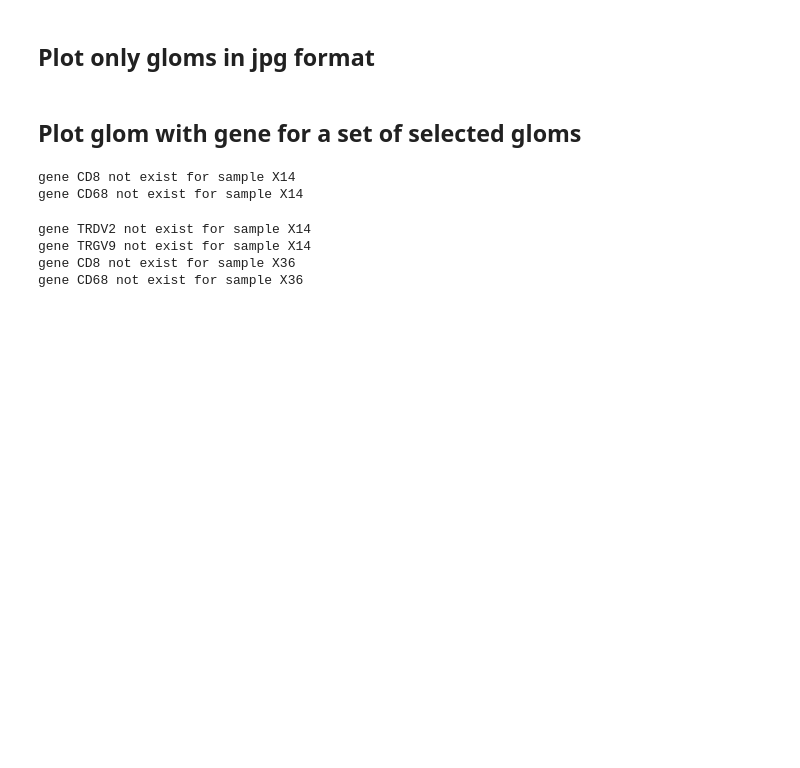
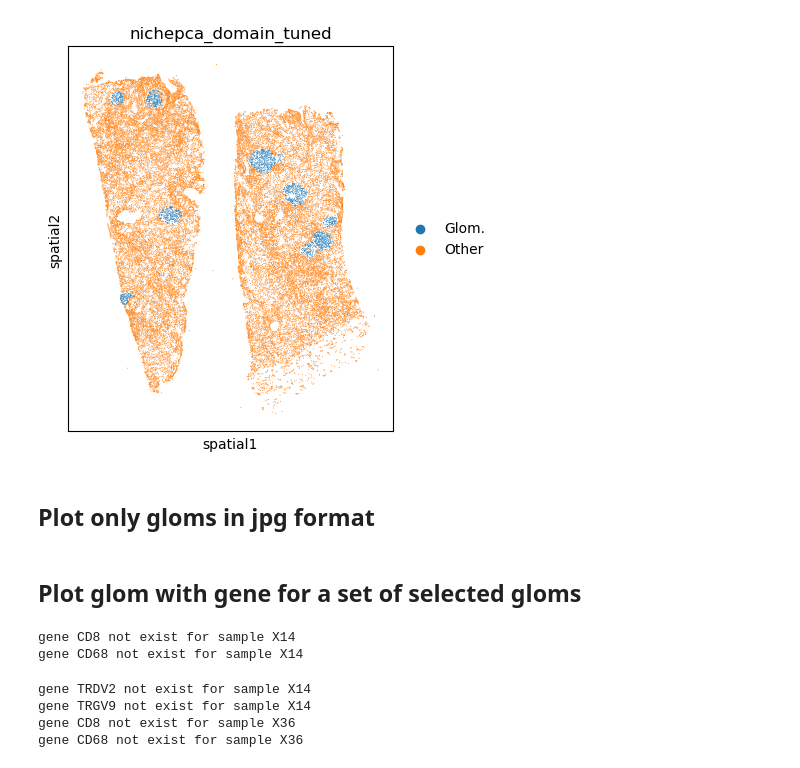
Before and after one commit to imsb-uke/xenium-cgn, a Jupyter notebook: notebooks/06_domain_identification/06_Plot_Gloms_separate_adata.ipynb, the cells around one changed output. Drawn from its saved outputs; the diff is of its cells as text; code cells hidden in the pictures; blank space fills up the shorter version.

Commit message:
Behnam: registration improved

```diff
--- a/notebooks/06_domain_identification/06_Plot_Gloms_separate_adata.ipynb
+++ b/notebooks/06_domain_identification/06_Plot_Gloms_separate_adata.ipynb
@@ -29,2 +30,2 @@ sample_set = resolution_dict.keys()
 # %%
-sample_set
+sample = 'X35'
@@ -33,6 +31,0 @@ dict_keys(['1', '2', '3', '4', '5', '6', '7', '8', '9', '10', '12', '13', '14',
-# %%
-# adata = sc.read_h5ad("/data/projects/Behnam/xenium-cgn/data/Glom_NichePCA_Ann_all_with_clusters_6.h5ad")
-
-adata = sc.read_h5ad("/projectbig/jupyternotebook/xenium_cgn/results_behnam/adata_repo/data_glom_ann_cell_type_v1.h5ad")
-
-# adata = sc.read_h5ad("/data/projects/zeba/MY_PROJECTS/240130_Xenium_ANCA_SLE_GBM/notebooks/test_Plotting_Spatial_GeneExpression_Behnam/OUTPUT_Merged/GNN_gdTcells.h5ad")
@@ -55,3 +32,21 @@ adata.obs
+# %%
+adata_i = adata[adata.obs['sample'] == sample]
+he_image = plt.imread(he_image_dir + f'{sample}.tiff')
+# %%
+slide_id = adata_i.obs['Slide_ID'][0]
+adata_i.uns['spatial'][slide_id]['images']['he_downscaled_aligned'] = he_image
+adata_i.uns['spatial'][slide_id]['scalefactors']['tissue_he_downscaled_aligned_scalef'] = 1
+# %%
+fig, ax = plt.subplots(figsize=(5, 5))
+sc.pl.spatial(adata_i,
+              library_id = slide_id,
+              img_key = 'he_downscaled_aligned',
+              color = 'nichepca_domain_tuned',
+              size = .2,
+              ax = ax,
+              show = True)
+# %% [output]
+[figure, added]
 # %% [markdown]
 ## Plot only gloms in jpg format
 # %%
```
Also changed, not shown: parts of 5 cells of this notebook, 5 other files.
